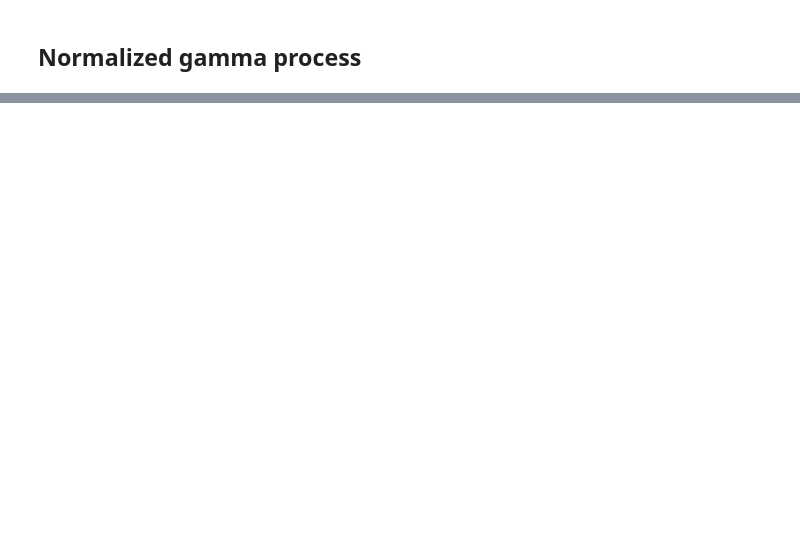
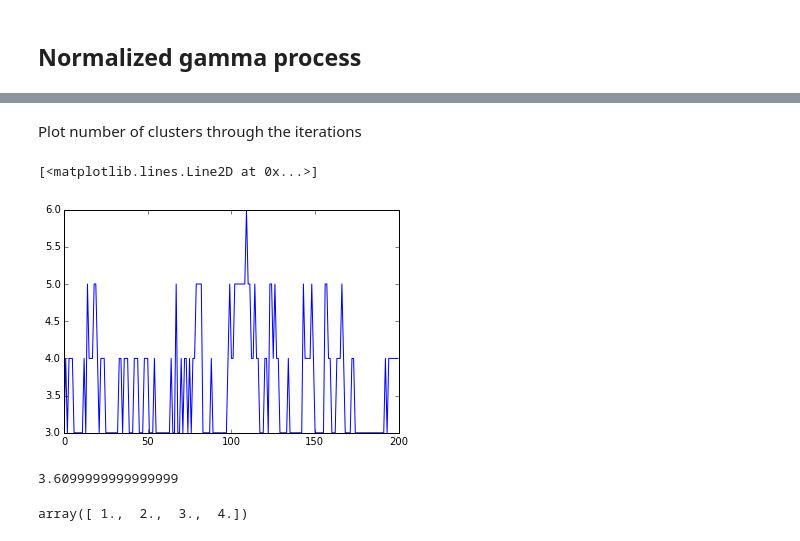
Before and after one commit to dongwookim-ml/topic-model-lecture-note, a Jupyter notebook: lecture2-bnp.ipynb, the cells around one changed output, grey strips where cells are left out. Cells and saved outputs as stored; diff of their text form; code cells hidden in the pictures; blank space fills up the shorter version.

```diff
--- a/lecture2-bnp.ipynb
+++ b/lecture2-bnp.ipynb
@@ -80,0 +217,15 @@ plt.title('T = %f' % T3)
+# %% [markdown]
+Plot number of clusters through the iterations
+# %%
+plt.plot(range(max_iter), number_of_clusters)
+# %% [output]
+[<matplotlib.lines.Line2D at 0x...>]
+[figure, added]
+# %%
+np.mean(number_of_clusters)
+# %% [output]
+3.6099999999999999
+# %%
+np.unique(table)
+# %% [output]
+array([ 1.,  2.,  3.,  4.])
```
Also changed, not shown: parts of 20 cells of this notebook.
